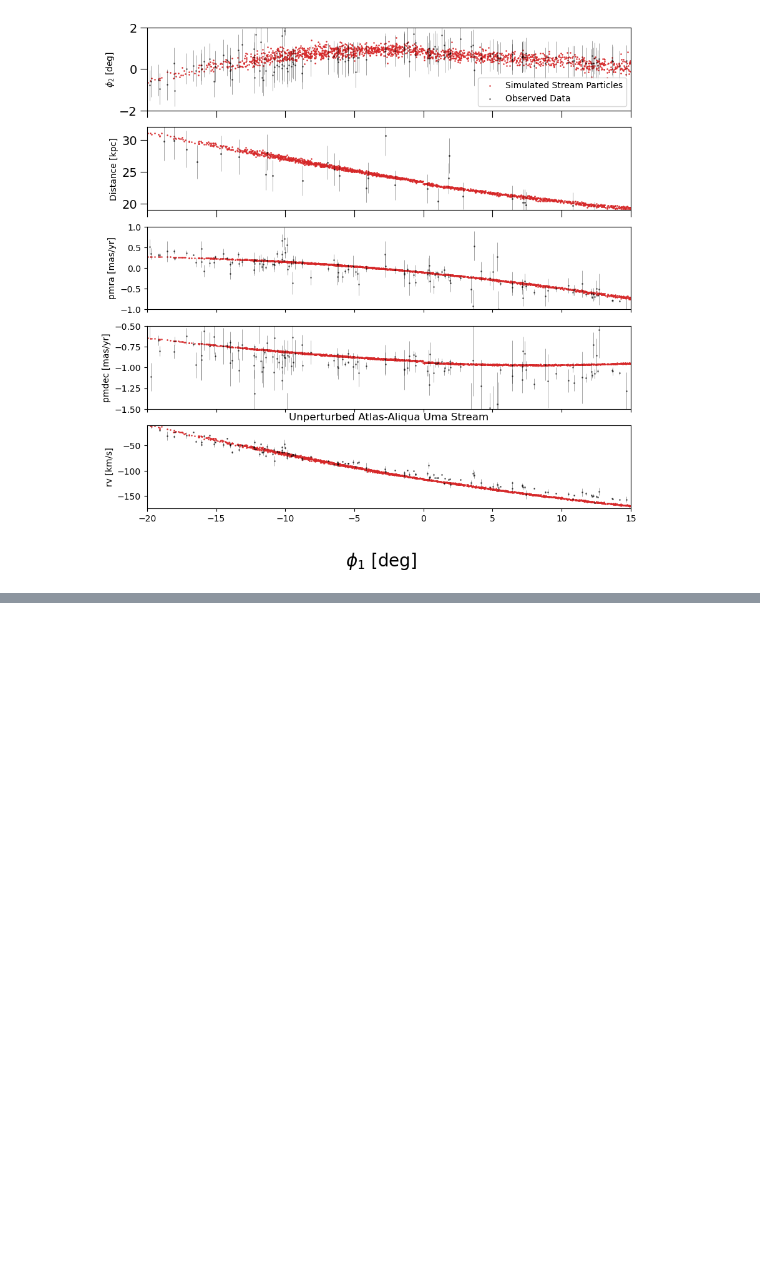
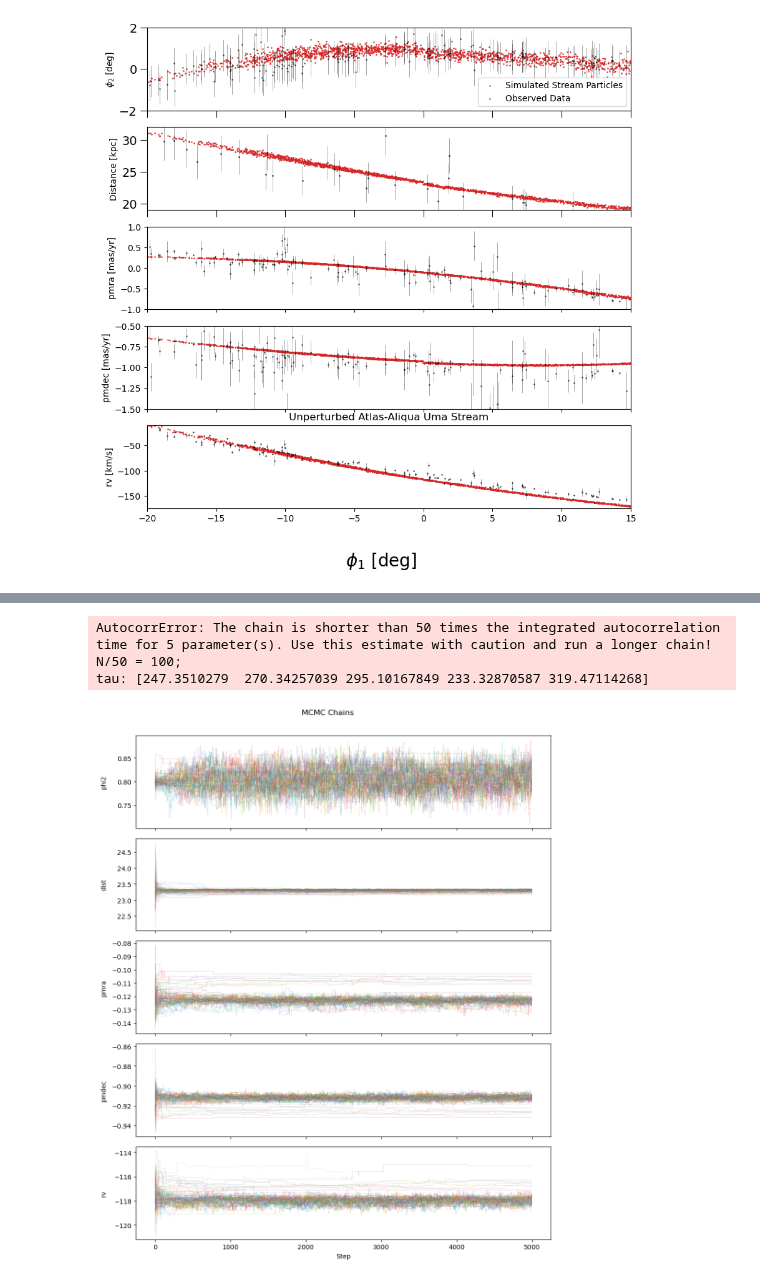
Before and after one commit to shriy-stars/mw_gpotential_streams, a Jupyter notebook: notebooks/ella_fit_2026.ipynb, the cells around one changed output, grey strips where cells are left out. Saved outputs shown, nothing was run; the diff lists cells and outputs as text; code cells hidden in the pictures; blank space fills up the shorter version.

```diff
--- a/notebooks/ella_fit_2026.ipynb
+++ b/notebooks/ella_fit_2026.ipynb
@@ -486,0 +498,23 @@ ax[4].legend(loc = 'upper right')
+# %%
+sampler.get_autocorr_time(discard=0, thin=1, quiet=False)
+# %% [output]
+AutocorrError: The chain is shorter than 50 times the integrated autocorrelation time for 5 parameter(s). Use this estimate with caution and run a longer chain!
+N/50 = 100;
+tau: [247.3510279  270.34257039 295.10167849 233.32870587 319.47114268]
+# %%
+fig, axes = plt.subplots(5, 1, figsize=(10, 12), sharex=True)
+
+labels = ['phi2', 'dist', 'pmra', 'pmdec', 'rv']
+samples = sampler.get_chain()  # shape: (nsteps, nwalkers, ndim)
+
+for i, (ax, label) in enumerate(zip(axes, labels)):
+    ax.plot(samples[:, :, i], alpha=0.3, lw=0.5)
+    ax.set_ylabel(label)
+    ax.yaxis.set_label_coords(-0.07, 0.5)
+
+axes[-1].set_xlabel('Step')
+fig.suptitle('MCMC Chains', y=1.01)
+plt.tight_layout()
+plt.show()
+# %% [output]
+[figure, added]
```
Also changed, not shown: parts of 7 cells of this notebook.
